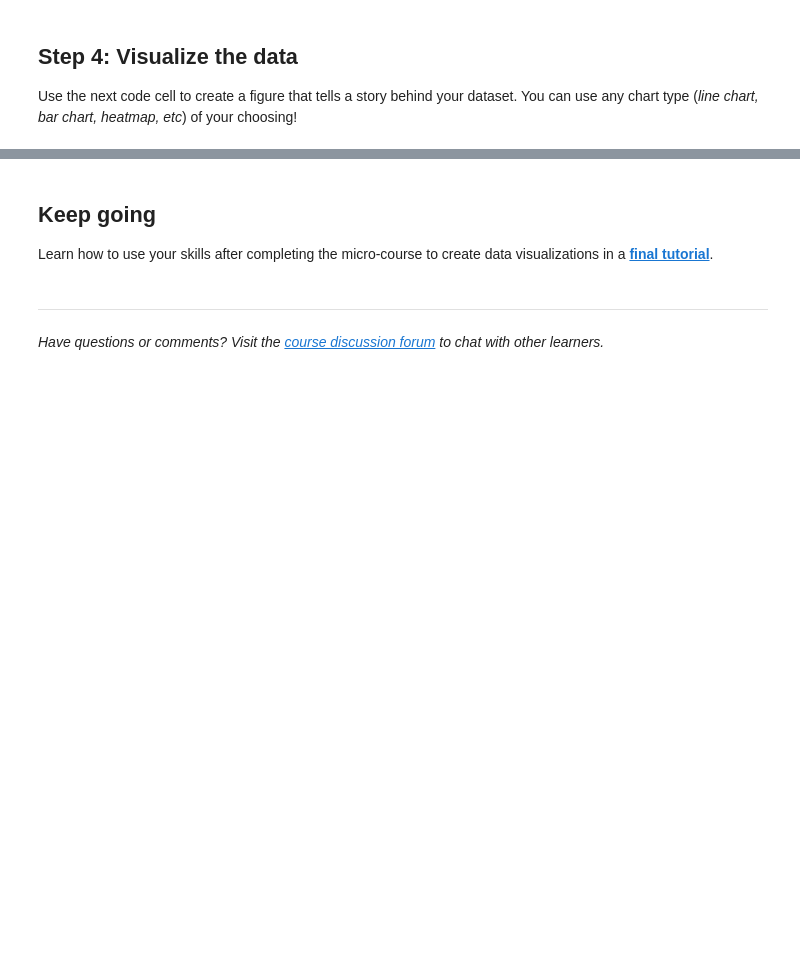
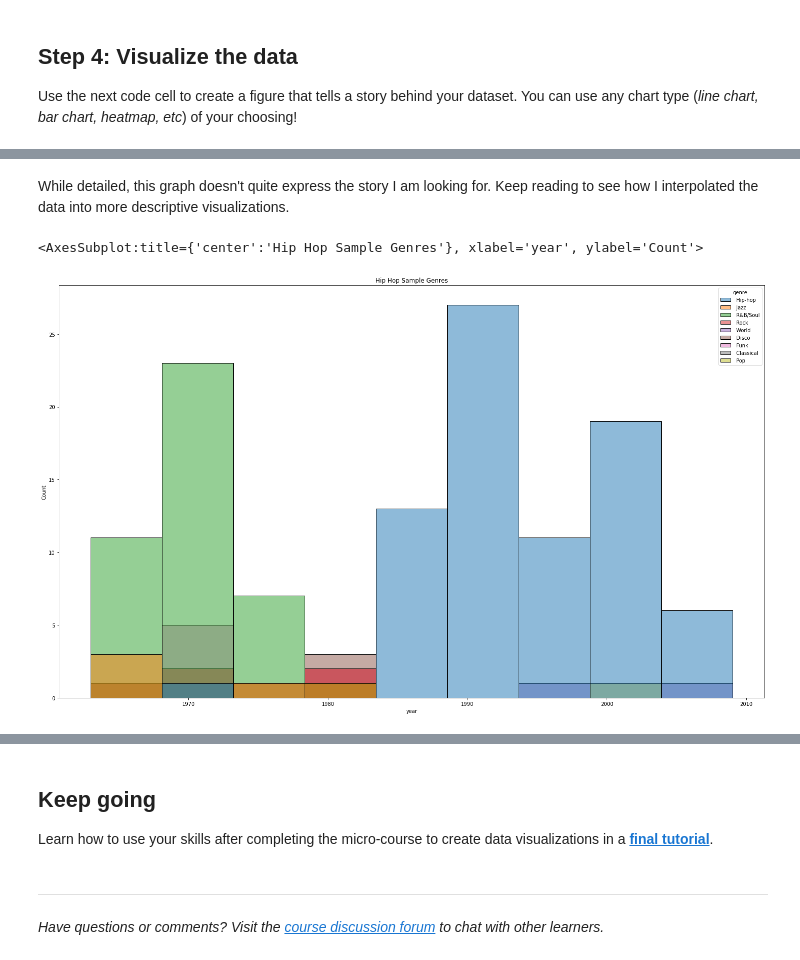
Before and after one commit to prototyyype/kaggle-practice, a Jupyter notebook: data-visualization/exercise-final-project.ipynb, the cells around one changed output, grey strips where cells are left out. Drawn from its saved outputs; the diff is of its cells as text; code cells hidden in the pictures; blank space fills up the shorter version.

```diff
--- a/data-visualization/exercise-final-project.ipynb
+++ b/data-visualization/exercise-final-project.ipynb
@@ -97,0 +155,10 @@ step_4.check()
+# %% [markdown]
+While detailed, this graph doesn't quite express the story I am looking for. Keep reading to see how I interpolated the data into more descriptive visualizations.
+# %%
+plt.figure(figsize=(25,15))
+plt.title("Hip Hop Sample Genres")
+
+sns.histplot(data=my_data, x='year', hue='genre')
+# %% [output]
+<AxesSubplot:title={'center':'Hip Hop Sample Genres'}, xlabel='year', ylabel='Count'>
+[figure, added]
```
Also changed, not shown: parts of 13 cells of this notebook.
